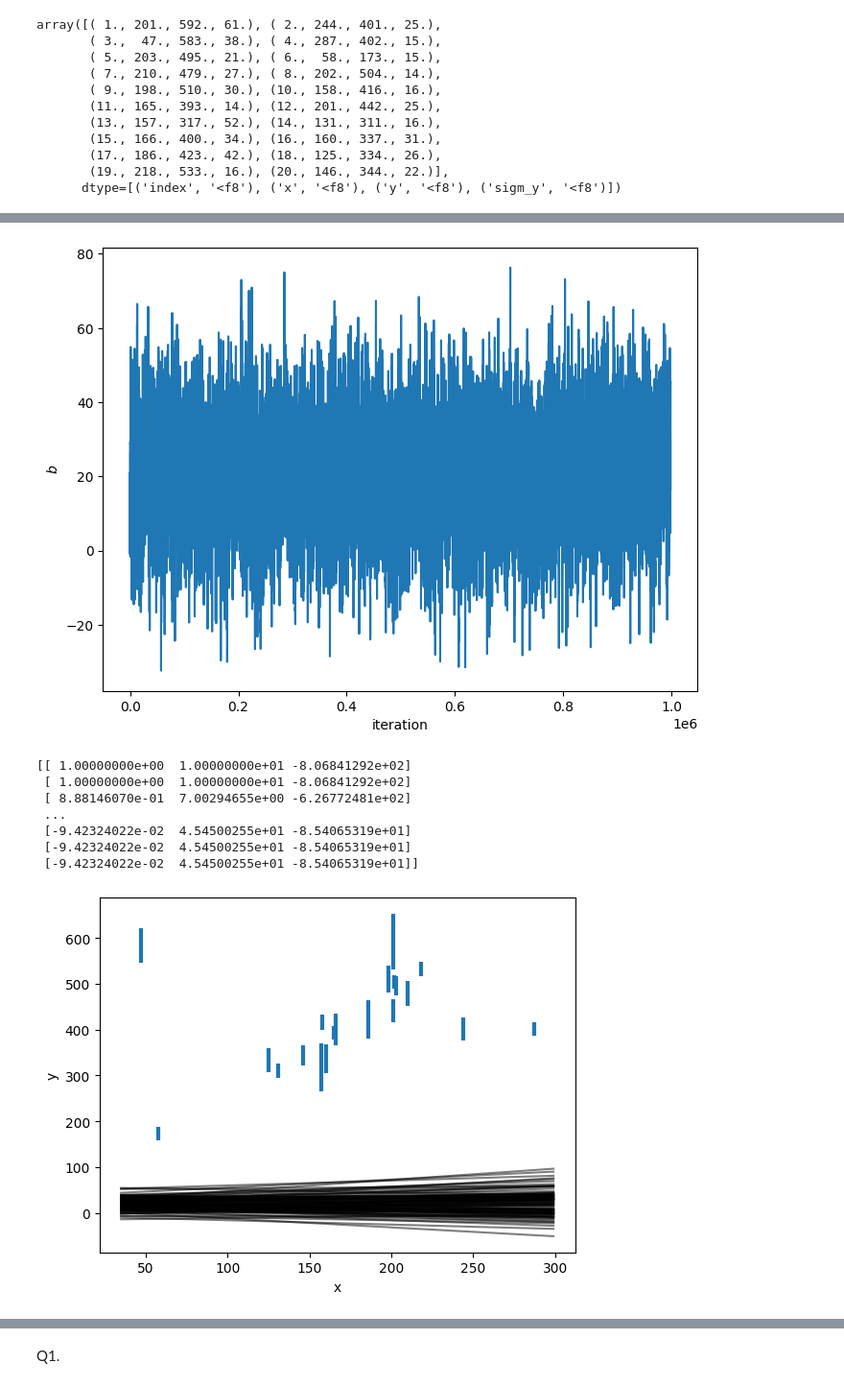
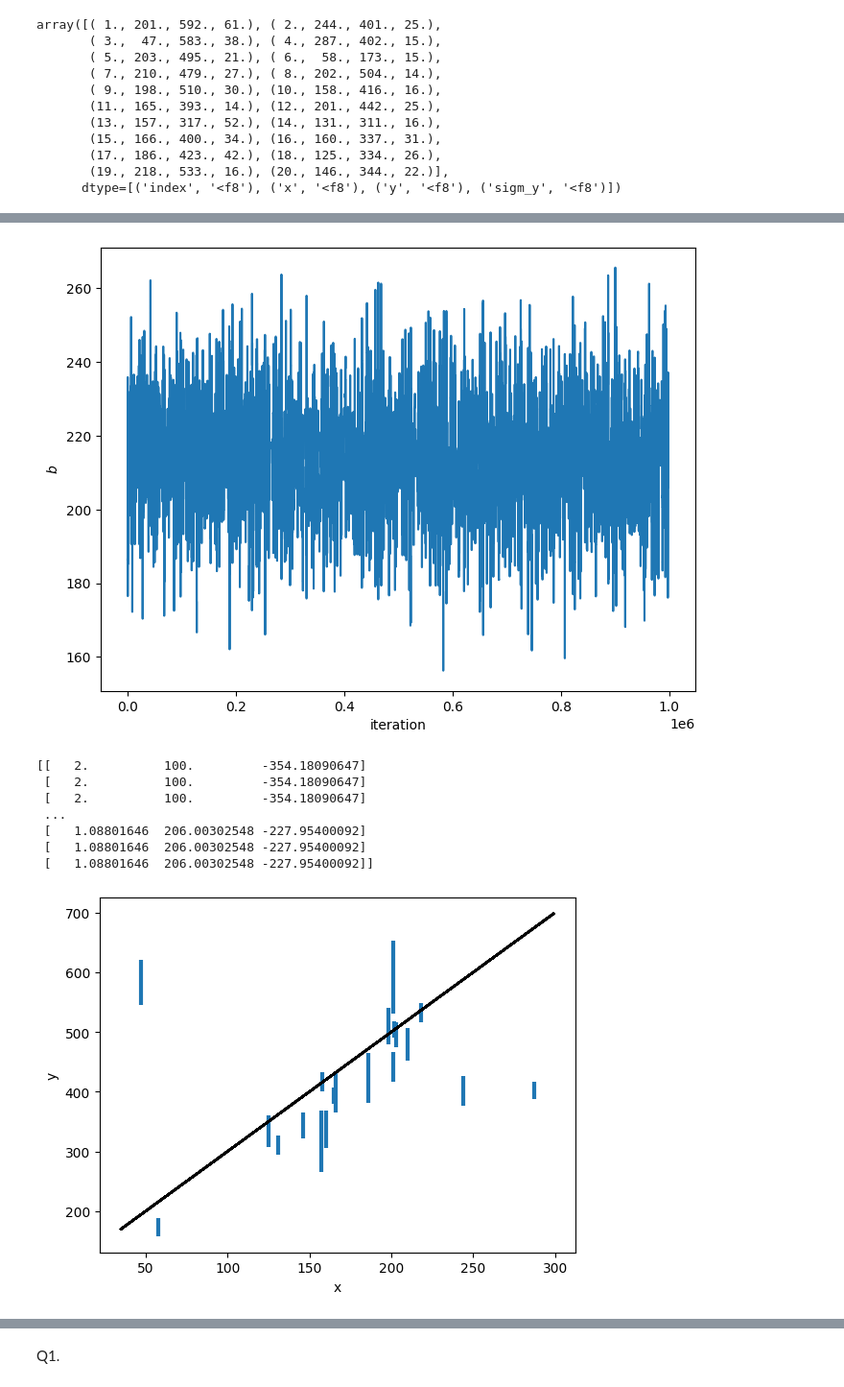
Before and after one commit to R-bna/sci-comp-ii-fall24, a Jupyter notebook: Working/HW4 metropolis sampling.ipynb, the cells around one changed output, grey strips where cells are left out. Shown: that part at 96% size. Saved outputs shown, nothing was run; the diff lists cells and outputs as text; code cells hidden in the pictures.

```diff
--- a/Working/HW4 metropolis sampling.ipynb
+++ b/Working/HW4 metropolis sampling.ipynb
@@ -38,16 +38,13 @@ def lnlikelihood(m, b, x=data['x'], y=data['y'], sigma_y=sigma_y):
 def prior(m, b):
     return 1
 
-def posterior(m, b, x=data['x'], y=data['y'], sigma_y=sigma_y):
-    return lnlikelihood(m, b, x, sigma_y) + prior(m, b)
-
-initial_m = 1
-initial_b = 10
+initial_m = 2
+initial_b = 100
 
 m = initial_m
 b = initial_b
 
-p_current = posterior(m, b)
+p_current = lnlikelihood(m, b)
 
 chain_m = [m]
 chain_b = [b]
@@ -56,10 +53,10 @@ probs = [p_current]
 niter = 1000000
 for i in range(niter):
     samples = []
-    m_proposed = norm.rvs(loc=m, scale=1)
-    b_proposed = norm.rvs(loc=b, scale=10)
+    m_proposed = norm.rvs(loc=m, scale=2)
+    b_proposed = norm.rvs(loc=b, scale=100)
 
-    p_p = posterior(m_proposed, b_proposed)
+    p_p = lnlikelihood(m_proposed, b_proposed)
 
 
     α = np.exp(p_p - p_current)
@@ -91,38 +88,38 @@ plt.plot(chain_b[burnin_length:])
 plt.xlabel('iteration')
 plt.ylabel('$b$');
 # %% [output]
-[figure, old version]
+[figure, new version]
 # %%
 chain_m = np.array(chain_m)
 chain_b = np.array(chain_b)
 chain_data = np.column_stack((chain_m, chain_b, probs))
 print(chain_data)
 # %% [output]
-[[ 1.00000000e+00  1.00000000e+01 -8.06841292e+02]
- [ 1.00000000e+00  1.00000000e+01 -8.06841292e+02]
- [ 8.88146070e-01  7.00294655e+00 -6.26772481e+02]
+[[   2.          100.         -354.18090647]
+ [   2.          100.         -354.18090647]
+ [   2.          100.         -354.18090647]
  ...
- [-9.42324022e-02  4.54500255e+01 -8.54065319e+01]
- [-9.42324022e-02  4.54500255e+01 -8.54065319e+01]
- [-9.42324022e-02  4.54500255e+01 -8.54065319e+01]]
+ [   1.08801646  206.00302548 -227.95400092]
+ [   1.08801646  206.00302548 -227.95400092]
+ [   1.08801646  206.00302548 -227.95400092]]
 # %%
 plt.errorbar(data['x'], data['y'], yerr=data['sigm_y'], linewidth=0, elinewidth=3, label='Data')
 plt.xlabel('x')
 plt.ylabel('y')
 
 xlow, xhigh = plt.xlim()
 test_x = np.linspace(xlow, xhigh, 100)
 
-for _ in range(100):
+for _ in range(125):
     m_sample = np.random.choice(chain_m)
     b_sample = np.random.choice(chain_b)
 
     model = lambda x: m_sample * x + b_sample
     predictions = model(test_x)
 
     plt.plot(test_x, predictions, color='black', alpha=0.5)
 # %% [output]
-[figure, old version]
+[figure, new version]
 # %%
 fig = corner.corner(np.vstack((chain_m, chain_b)).T,
                      labels=["Slope (m)", "Intercept (b)"],
```
Also changed, not shown: parts of 7 cells of this notebook.
